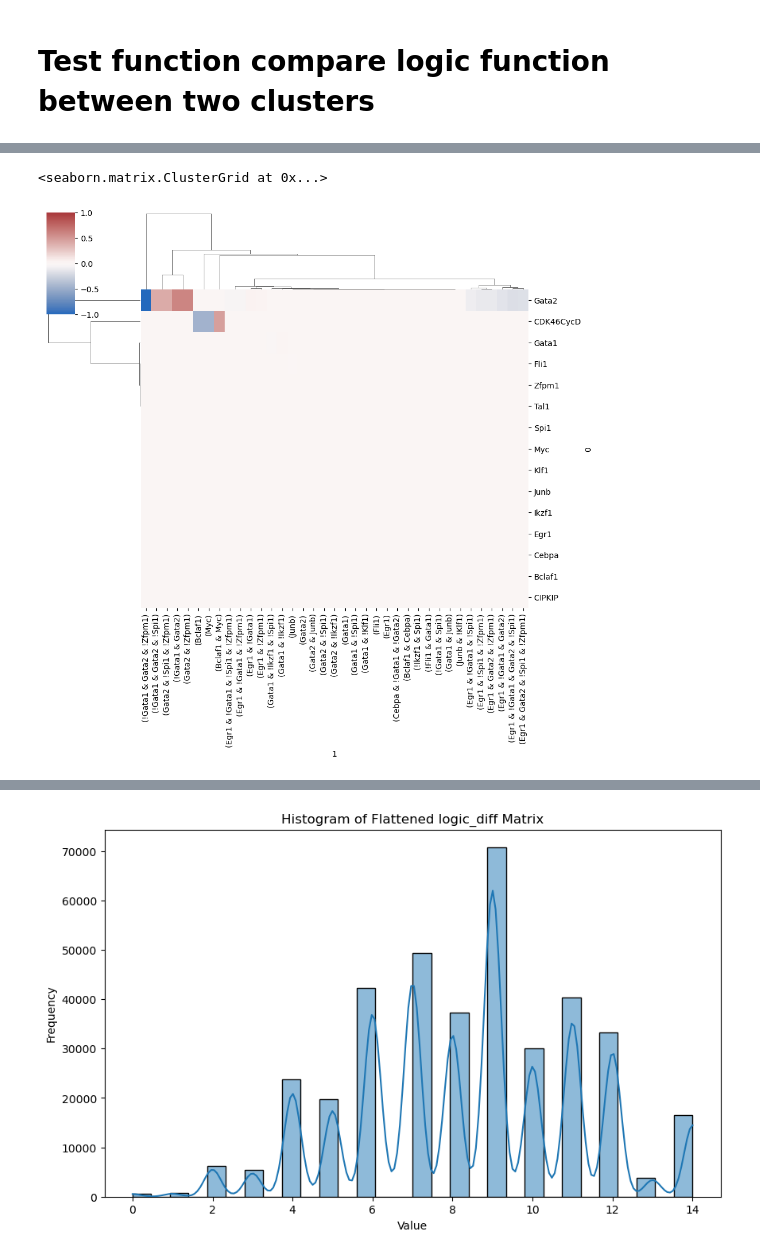
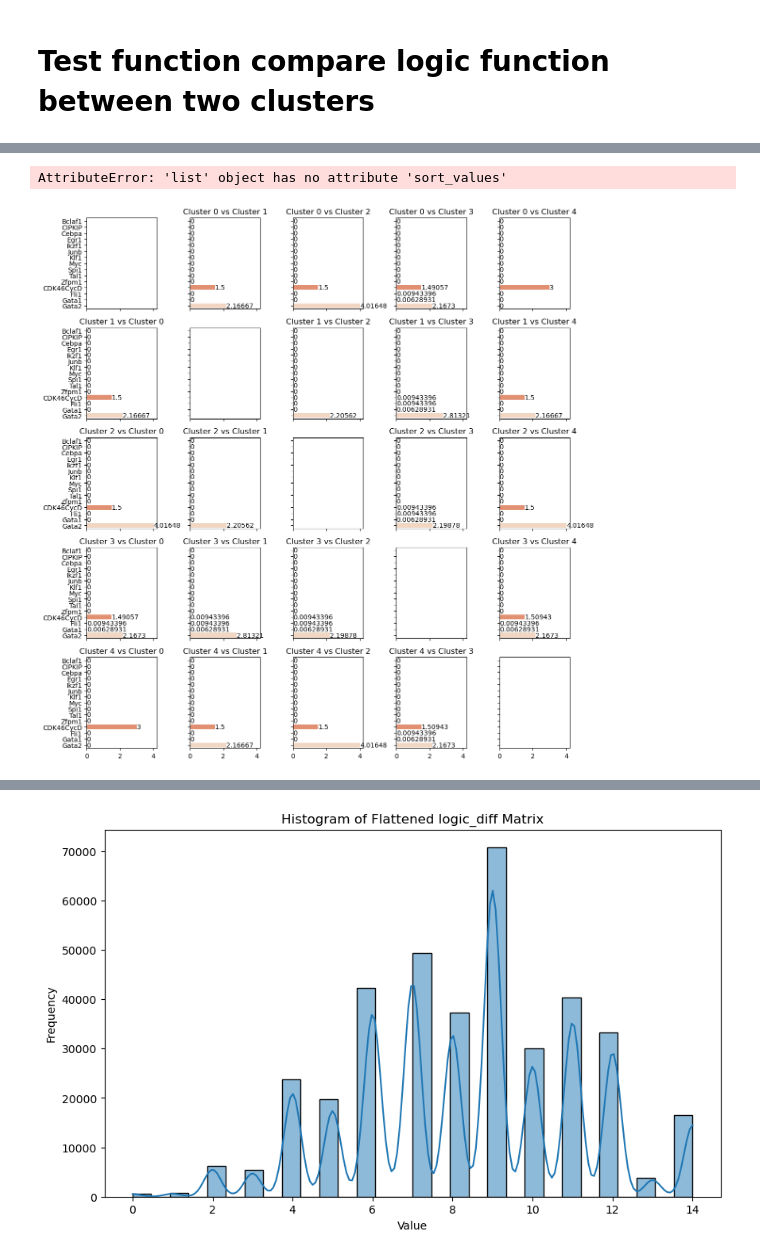
Before and after one commit to sysbio-curie/AstroLogics, a Jupyter notebook: scripts/Tutorial_herault_hematopoiesis.ipynb, the cells around one changed output, grey strips where cells are left out. Drawn from its saved outputs; the diff is of its cells as text; code cells hidden in the pictures.

```diff
--- a/scripts/Tutorial_herault_hematopoiesis.ipynb
+++ b/scripts/Tutorial_herault_hematopoiesis.ipynb
@@ -251,5 +218,57 @@ plt.show()
-# %%
-sns.clustermap(matrix.fillna(0), cmap = 'vlag', vmax = 1, vmin = -1)
-# %% [output]
-<seaborn.matrix.ClusterGrid at 0x...>
-[figure, removed]
+# %%
+from sklearn.preprocessing import OrdinalEncoder
+# Ordinal encoding
+
+encoder = OrdinalEncoder()
+model_logic = model.logic.model_logic
+model_logic_t= model_logic.transpose()
+encoded_data = encoder.fit_transform(model_logic_t)
+encoded_df = pd.DataFrame(encoded_data, columns=model_logic_t.columns)
+sort_index = encoded_df.max().sort_values().index
+# %% [output]
+AttributeError: 'list' object has no attribute 'sort_values'
+# %%
+# Assuming model.logic.logic_clause_flattend and model_cluster are already defined
+test = model.logic.logic_clause_flattend.copy()
+unique_clusters = [0,1,2,3,4]
+
+# Create a grid of subplots
+num_clusters = len(unique_clusters)
+fig, axes = plt.subplots(num_clusters, num_clusters, figsize=(12, 12), sharex=True, sharey=True)
+
+# Loop through each pair of clusters
+for i, cluster_i in enumerate(unique_clusters):
+    for j, cluster_j in enumerate(unique_clusters):
+        if i != j:
+            # Get the model names for each cluster
+            cluster_i_indices = model_cluster.index[model_cluster == cluster_i]
+            cluster_j_indices = model_cluster.index[model_cluster == cluster_j]
+
+            # Calculate the differences between the two clusters
+            test_dif = test[cluster_i_indices].mean(axis=1) - test[cluster_j_indices].mean(axis=1)
+
+            # Split the index into two parts
+            split_index = test_dif.index.str.split('_', expand=True)
+            split_df = split_index.to_frame(index=False)
+            split_df['value'] = test_dif.values
+
+            # Pivot the DataFrame to create the matrix
+            matrix = split_df.pivot(index=0, columns=1, values='value')
+
+            # Display the matrix
+            plot_value = matrix.abs().sum(axis=1)[sort_index]
+
+            # Plot the differences in the corresponding subplot
+            ax = axes[i, j]
+            sns.barplot(x=plot_value.values, y=plot_value.index, palette="rocket", ax=ax)
+            #ax.axhline(0, color="k", clip_on=False)
+            #ax.set_xlabel(None)
+            #ax.set_xticklabels(ax.get_xticklabels(), rotation=90)
+            ax.bar_label(ax.containers[0], fontsize=10)
+            ax.set_title(f'Cluster {cluster_i} vs Cluster {cluster_j}')
+
+# Adjust layout
+plt.tight_layout()
+plt.show()
+# %% [output]
+[figure, added]
```
Also changed, not shown: parts of 12 cells of this notebook, 1 other file.
